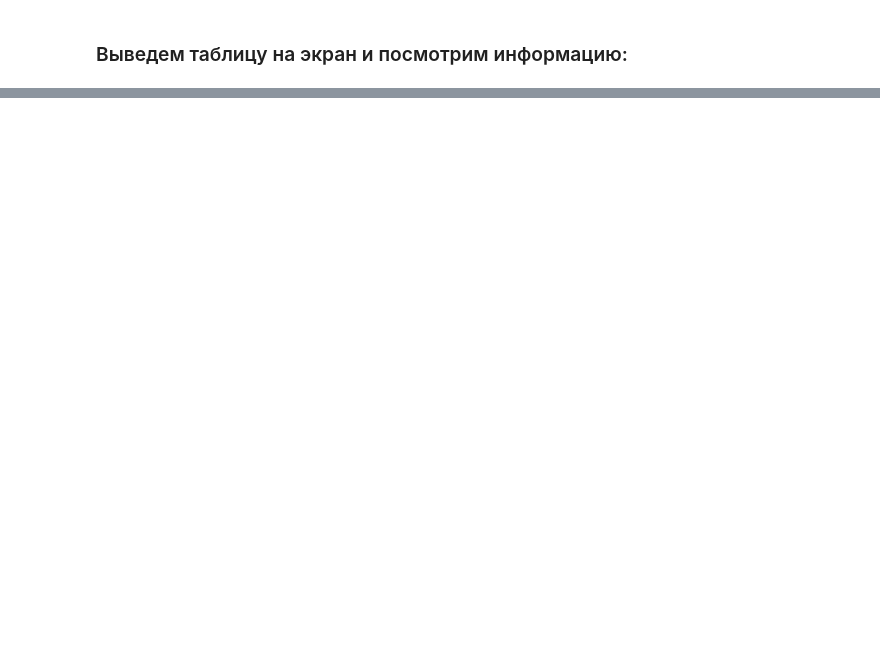
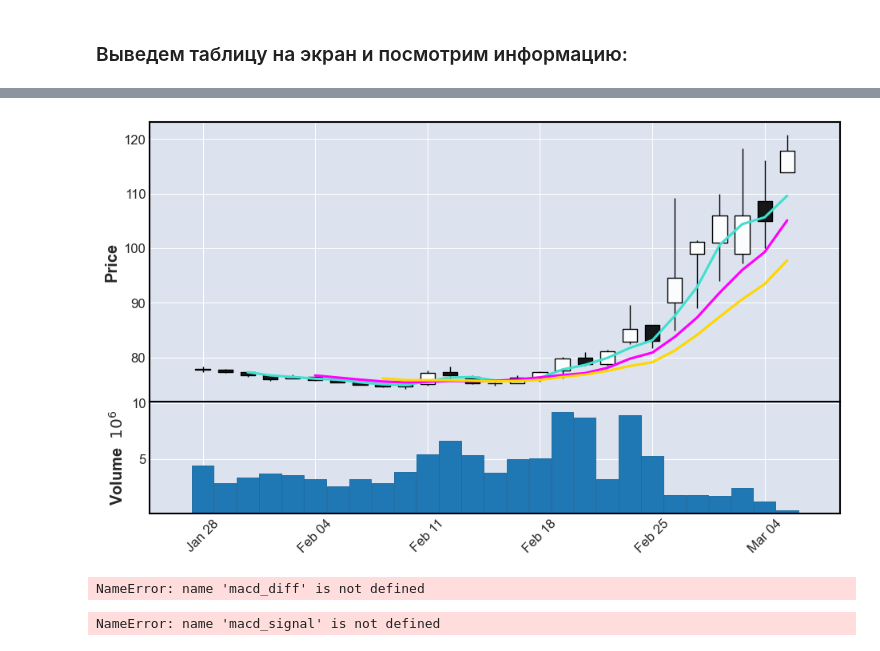
Before and after one commit to Alex-85-54/Investment-advisor, a Jupyter notebook: Robot_Trader_v1.0.ipynb, the cells around one changed output, grey strips where cells are left out. Cells and saved outputs as stored; diff of their text form; code cells hidden in the pictures; blank space fills up the shorter version.

```diff
--- a/Robot_Trader_v1.0.ipynb
+++ b/Robot_Trader_v1.0.ipynb
@@ -233,0 +264,4 @@ df
+# %%
+mpf.plot(df_mpf, type='candle', mav=(3,6,9), volume=True,  figsize = (12,7))
+# %% [output]
+[figure, added]
@@ -233,0 +272,8 @@ df
+# %%
+df['macd_diff'] = macd_diff(close = df['close'], window_slow=26, window_fast = 12, window_sign = 9)
+# %% [output]
+NameError: name 'macd_diff' is not defined
+# %%
+df['macd_signal'] = macd_signal(close = df['close'], window_slow=26, window_fast = 12, window_sign = 9)
+# %% [output]
+NameError: name 'macd_signal' is not defined
```
Also changed, not shown: parts of 19 cells of this notebook.
